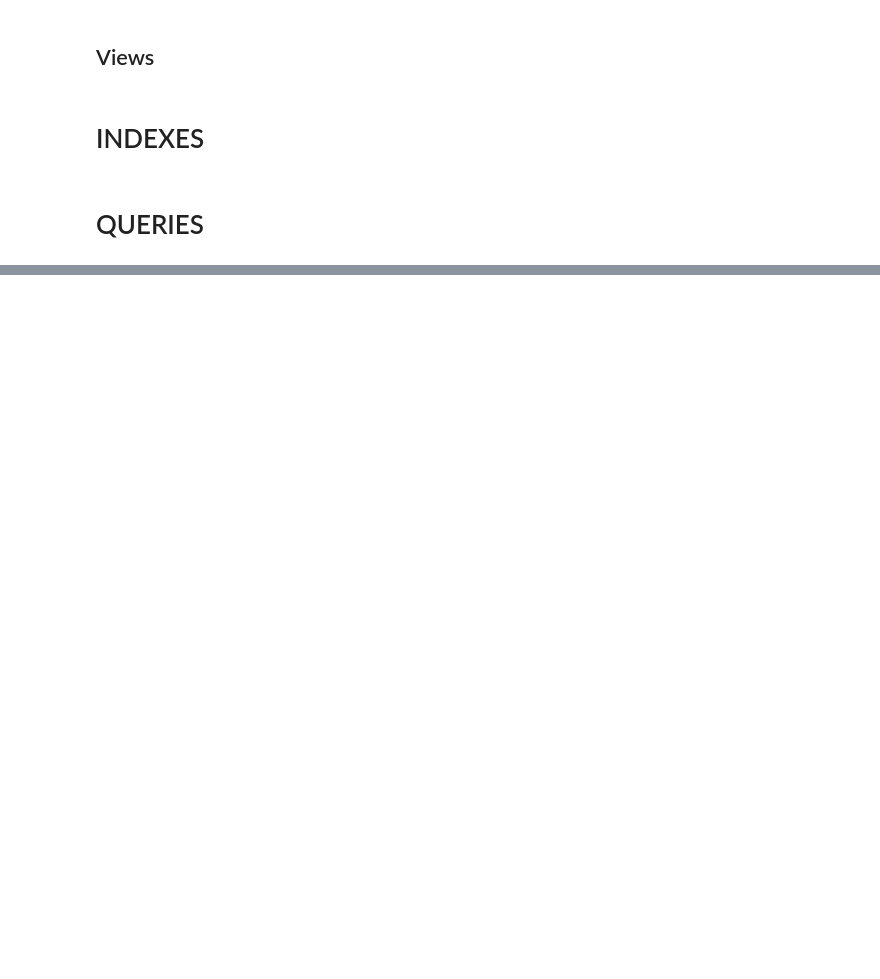
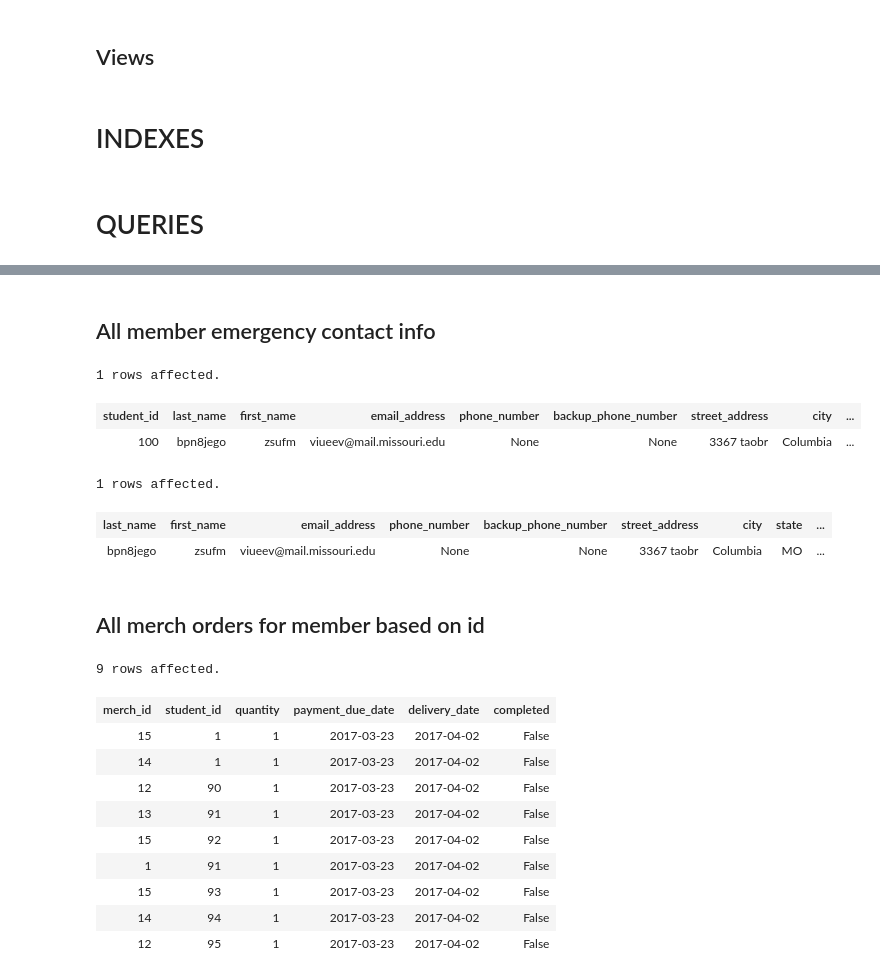
Before and after one commit to jamesgrady/CS4380-4320-Final-Project, a Jupyter notebook: DBMS+%28create%2Cqueries%2Cetc.%29.ipynb, the cells around one changed output, grey strips where cells are left out. Saved outputs shown, nothing was run; the diff lists cells and outputs as text; code cells hidden in the pictures; blank space fills up the shorter version.

```diff
--- a/DBMS+%28create%2Cqueries%2Cetc.%29.ipynb
+++ b/DBMS+%28create%2Cqueries%2Cetc.%29.ipynb
@@ -2065,0 +2450,2 @@ SELECT * FROM event_attendance;
+# %% [markdown]
+## All member emergency contact info
@@ -2065,0 +2454,52 @@ SELECT * FROM event_attendance;
+# %%
+%%sql
+SELECT * FROM emergencyContact WHERE student_id = 100
+# %% [output]
+1 rows affected.
+| student_id | last_name | first_name | email_address | phone_number | backup_phone_number | street_address | city | ... |
+| 100 | bpn8jego | zsufm | viueev@mail.missouri.edu | None | None | 3367 taobr | Columbia | ... |
+# %%
+%%sql
+SELECT
+    EC.last_name,
+    EC.first_name,
+    EC.email_address,
+    EC.phone_number,
+    EC.backup_phone_number,
+    EC.street_address,
+    EC.city,
+    EC.state,
+    EC.zip_code,
+    EC.primary_healthcare_provider,
+    EC.blood_type,
+    EC.medical_conditions,
+    EC.medical_conditions,
+    EC.medications,
+    EC.allergies
+FROM
+    member M
+    LEFT JOIN emergencyContact EC ON M.student_id = EC.student_id
+WHERE
+    M.student_id = 100
+;
+# %% [output]
+1 rows affected.
+| last_name | first_name | email_address | phone_number | backup_phone_number | street_address | city | state | ... |
+| bpn8jego | zsufm | viueev@mail.missouri.edu | None | None | 3367 taobr | Columbia | MO | ... |
+# %% [markdown]
+## All merch orders for member based on id
+# %%
+%%sql
+SELECT * FROM merch_order Mch WHERE Mch.completed=false
+# %% [output]
+9 rows affected.
+| merch_id | student_id | quantity | payment_due_date | delivery_date | completed |
+| 15 | 1 | 1 | 2017-03-23 | 2017-04-02 | False |
+| 14 | 1 | 1 | 2017-03-23 | 2017-04-02 | False |
+| 12 | 90 | 1 | 2017-03-23 | 2017-04-02 | False |
+| 13 | 91 | 1 | 2017-03-23 | 2017-04-02 | False |
+| 15 | 92 | 1 | 2017-03-23 | 2017-04-02 | False |
+| 1 | 91 | 1 | 2017-03-23 | 2017-04-02 | False |
+| 15 | 93 | 1 | 2017-03-23 | 2017-04-02 | False |
+| 14 | 94 | 1 | 2017-03-23 | 2017-04-02 | False |
+| 12 | 95 | 1 | 2017-03-23 | 2017-04-02 | False |
```
Also changed, not shown: parts of 83 cells of this notebook.
